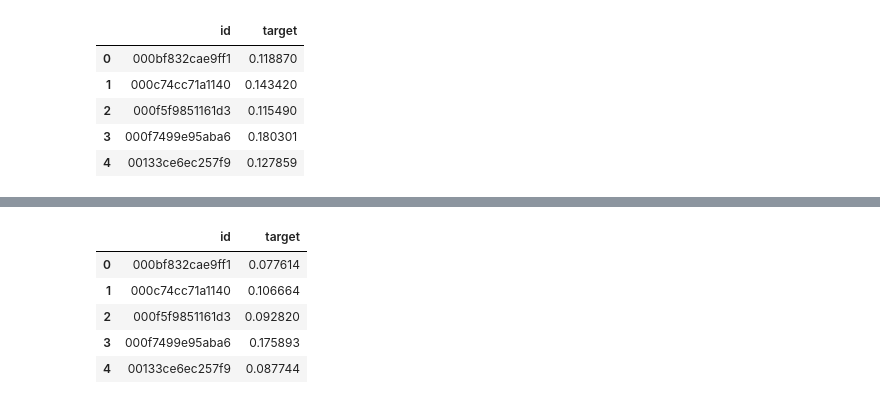
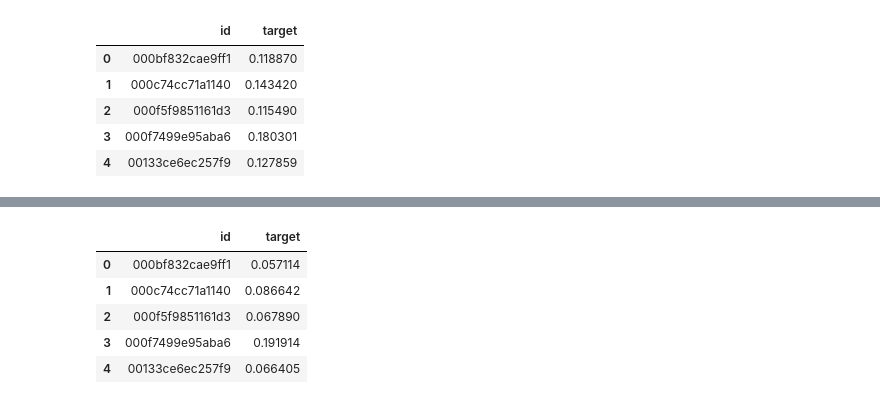
Before and after one commit to yamaguchi-milkcocholate/SETI, a Jupyter notebook: notebooks/ensemble.ipynb, the cells around one changed output, grey strips where cells are left out. Cells and saved outputs as stored; diff of their text form; code cells hidden in the pictures.

```diff
--- a/notebooks/ensemble.ipynb
+++ b/notebooks/ensemble.ipynb
@@ -210,18 +265,18 @@ for generation in range(300):
 # %%
 sub_lb = pd.read_csv('./submission_pl0.767.csv')
 sub_lb['target'] = np.clip(sub_lb['target'], 0, 1)
-my_sub = pd.read_csv('./my_submission_512effv2_tta.csv')
+my_sub = pd.read_csv('./my_submission_pl0.767.csv')
 
 submission_df = sub_lb.merge(my_sub, on='id')
-submission_df['target'] = (submission_df['target_x'] + submission_df['target_y']) / 2
+submission_df['target'] = submission_df['target_x'] * 0.8 + submission_df['target_y'] * 0.2
 submission_df['target'] = np.clip(submission_df['target'], 0, 1)
 submission_df = submission_df[['id', 'target']]
 submission_df.to_csv('submission.csv', index=False)
 submission_df.head()
 # %% [output]
 |  | id | target |
-| 0 | 000bf832cae9ff1 | 0.077614 |
-| 1 | 000c74cc71a1140 | 0.106664 |
-| 2 | 000f5f9851161d3 | 0.092820 |
-| 3 | 000f7499e95aba6 | 0.175893 |
-| 4 | 00133ce6ec257f9 | 0.087744 |
+| 0 | 000bf832cae9ff1 | 0.057114 |
+| 1 | 000c74cc71a1140 | 0.086642 |
+| 2 | 000f5f9851161d3 | 0.067890 |
+| 3 | 000f7499e95aba6 | 0.191914 |
+| 4 | 00133ce6ec257f9 | 0.066405 |
```
Also changed, not shown: parts of 21 cells of this notebook.
